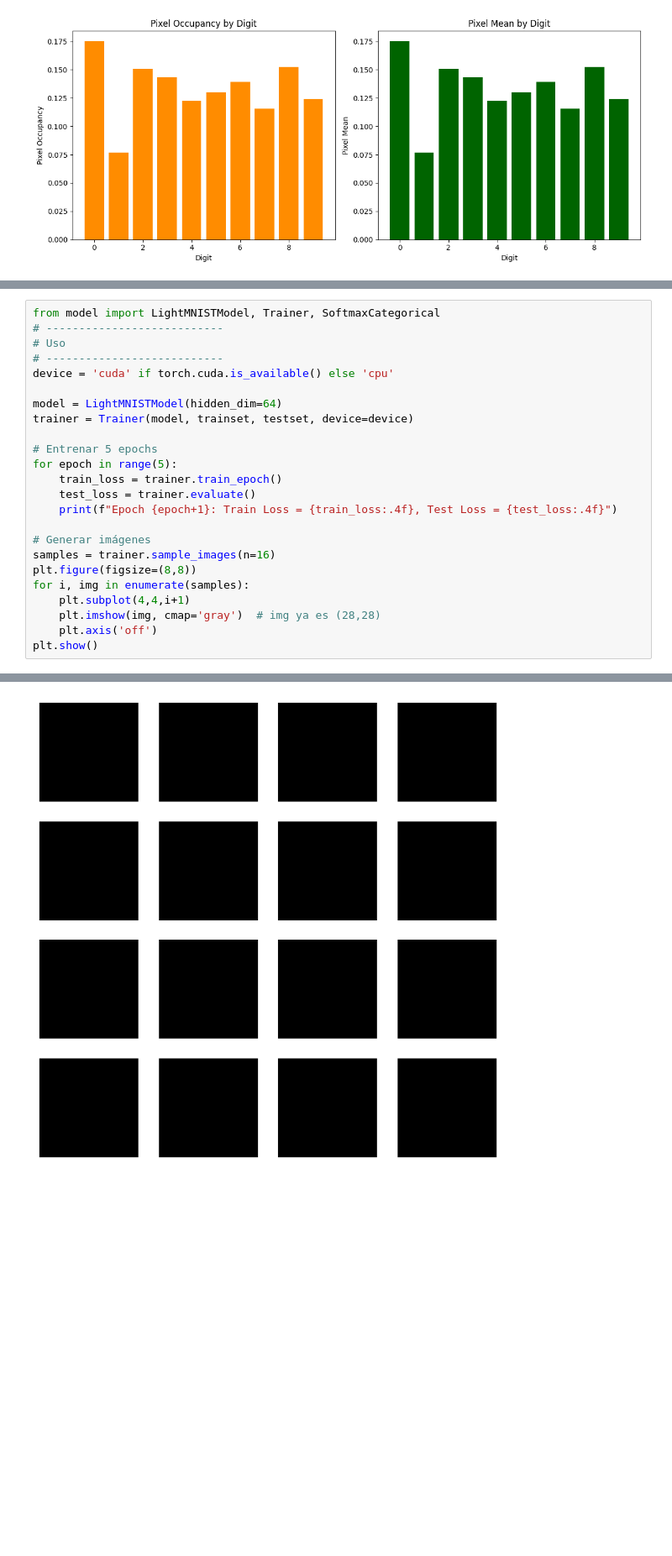
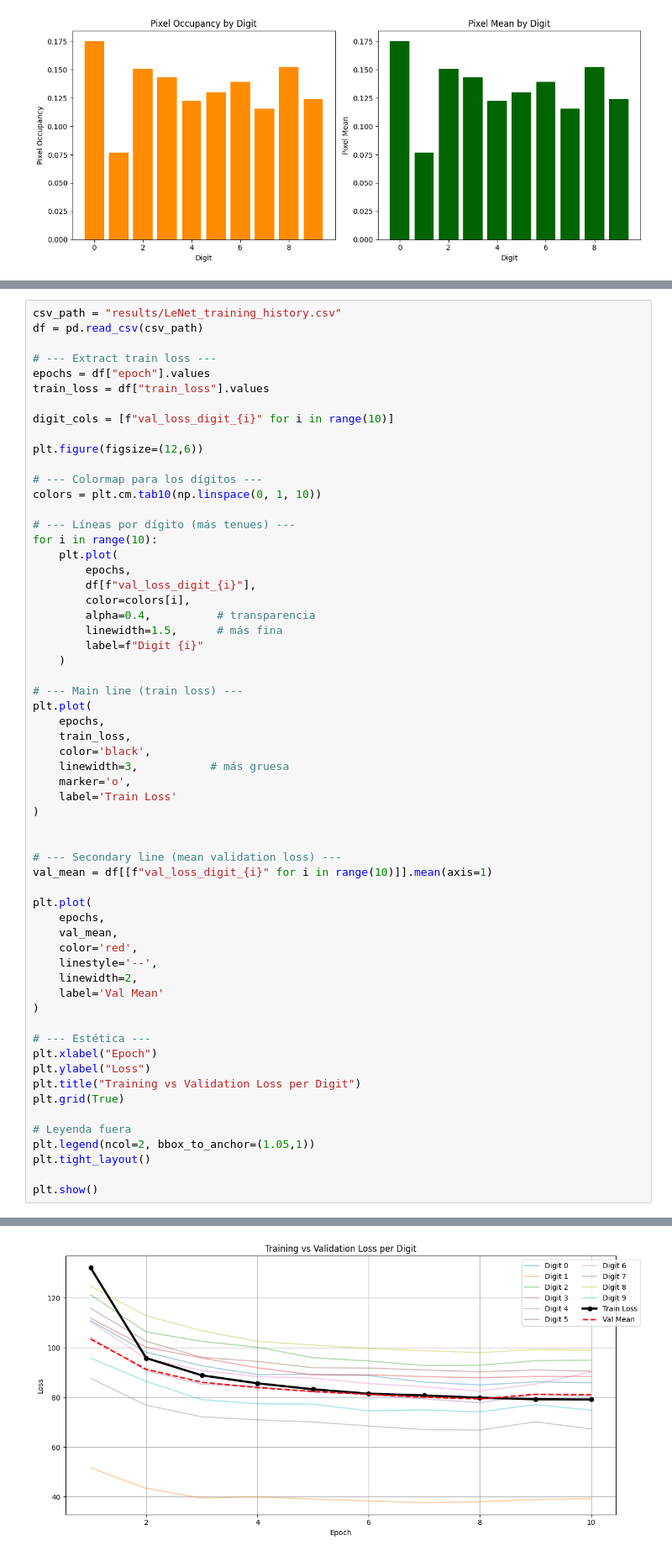
Before and after one commit to sprieton/Autoregressive_diffusion_models, a Jupyter notebook: autoregressive_model_MINST.ipynb, the cells around one changed output, grey strips where cells are left out. Shown at 84% size. Saved outputs shown, nothing was run; the diff lists cells and outputs as text; blank space fills up the shorter version.

```diff
--- a/autoregressive_model_MINST.ipynb
+++ b/autoregressive_model_MINST.ipynb
@@ -116,25 +116,61 @@ PCA Plot of a subset of 2000 images
 # %%
-from model import LightMNISTModel, Trainer, SoftmaxCategorical
-# ---------------------------
-# Uso
-# ---------------------------
-device = 'cuda' if torch.cuda.is_available() else 'cpu'
+csv_path = "results/LeNet_training_history.csv"
+df = pd.read_csv(csv_path)
 
-model = LightMNISTModel(hidden_dim=64)
-trainer = Trainer(model, trainset, testset, device=device)
+# --- Extract train loss ---
+epochs = df["epoch"].values
+train_loss = df["train_loss"].values
 
-# Entrenar 5 epochs
-for epoch in range(5):
-    train_loss = trainer.train_epoch()
-    test_loss = trainer.evaluate()
-    print(f"Epoch {epoch+1}: Train Loss = {train_loss:.4f}, Test Loss = {test_loss:.4f}")
+digit_cols = [f"val_loss_digit_{i}" for i in range(10)]
 
-# Generar imágenes
-samples = trainer.sample_images(n=16)
-plt.figure(figsize=(8,8))
-for i, img in enumerate(samples):
-    plt.subplot(4,4,i+1)
-    plt.imshow(img, cmap='gray')  # img ya es (28,28)
-    plt.axis('off')
+plt.figure(figsize=(12,6))
+
+# --- Colormap para los dígitos ---
+colors = plt.cm.tab10(np.linspace(0, 1, 10))
+
+# --- Líneas por dígito (más tenues) ---
+for i in range(10):
+    plt.plot(
+        epochs,
+        df[f"val_loss_digit_{i}"],
+        color=colors[i],
+        alpha=0.4,          # transparencia
+        linewidth=1.5,      # más fina
+        label=f"Digit {i}"
+    )
+
+# --- Main line (train loss) ---
+plt.plot(
+    epochs,
+    train_loss,
+    color='black',
+    linewidth=3,           # más gruesa
+    marker='o',
+    label='Train Loss'
+)
+
+
+# --- Secondary line (mean validation loss) ---
+val_mean = df[[f"val_loss_digit_{i}" for i in range(10)]].mean(axis=1)
+
+plt.plot(
+    epochs,
+    val_mean,
+    color='red',
+    linestyle='--',
+    linewidth=2,
+    label='Val Mean'
+)
+
+# --- Estética ---
+plt.xlabel("Epoch")
+plt.ylabel("Loss")
+plt.title("Training vs Validation Loss per Digit")
+plt.grid(True)
+
+# Leyenda fuera
+plt.legend(ncol=2, bbox_to_anchor=(1.05,1))
+plt.tight_layout()
+
 plt.show()
 # %% [output]
@@ -146 +177 @@ Epoch 5: Train Loss = 0.0000, Test Loss = 0.0000
-[figure, old version]
+[figure, new version]
```
Also changed, not shown: parts of 2 cells of this notebook, 9 other files.
